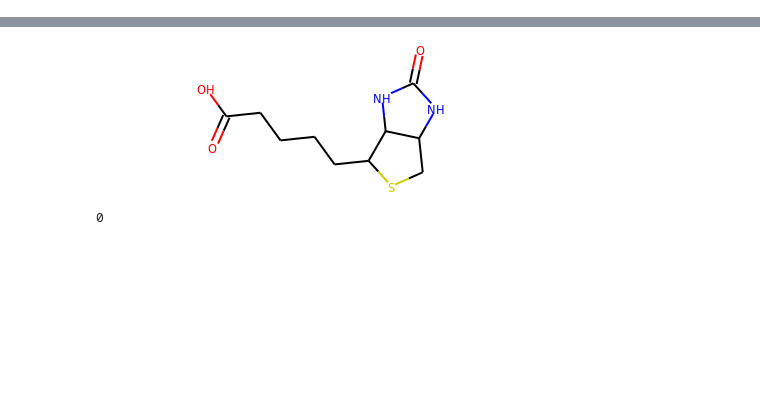
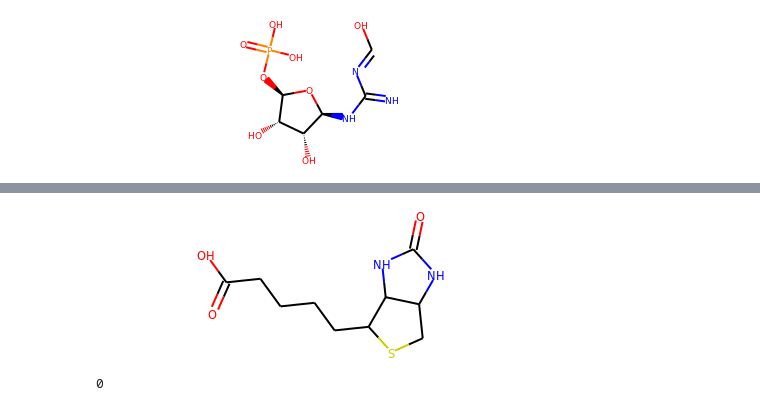
Before and after one commit to FrekMown/personal, a Jupyter notebook: ipynb/chemo.ipynb, the cells around one changed output, grey strips where cells are left out. Saved outputs shown, nothing was run; the diff lists cells and outputs as text; code cells hidden in the pictures; blank space fills up the shorter version.

```diff
--- a/ipynb/chemo.ipynb
+++ b/ipynb/chemo.ipynb
@@ -5,0 +91,4 @@ from rdkit.Chem import AllChem
+# %%
+mols["fpram"]
+# %% [output]
+[figure, added]
```
Also changed, not shown: parts of 18 cells of this notebook, 18 other files.
